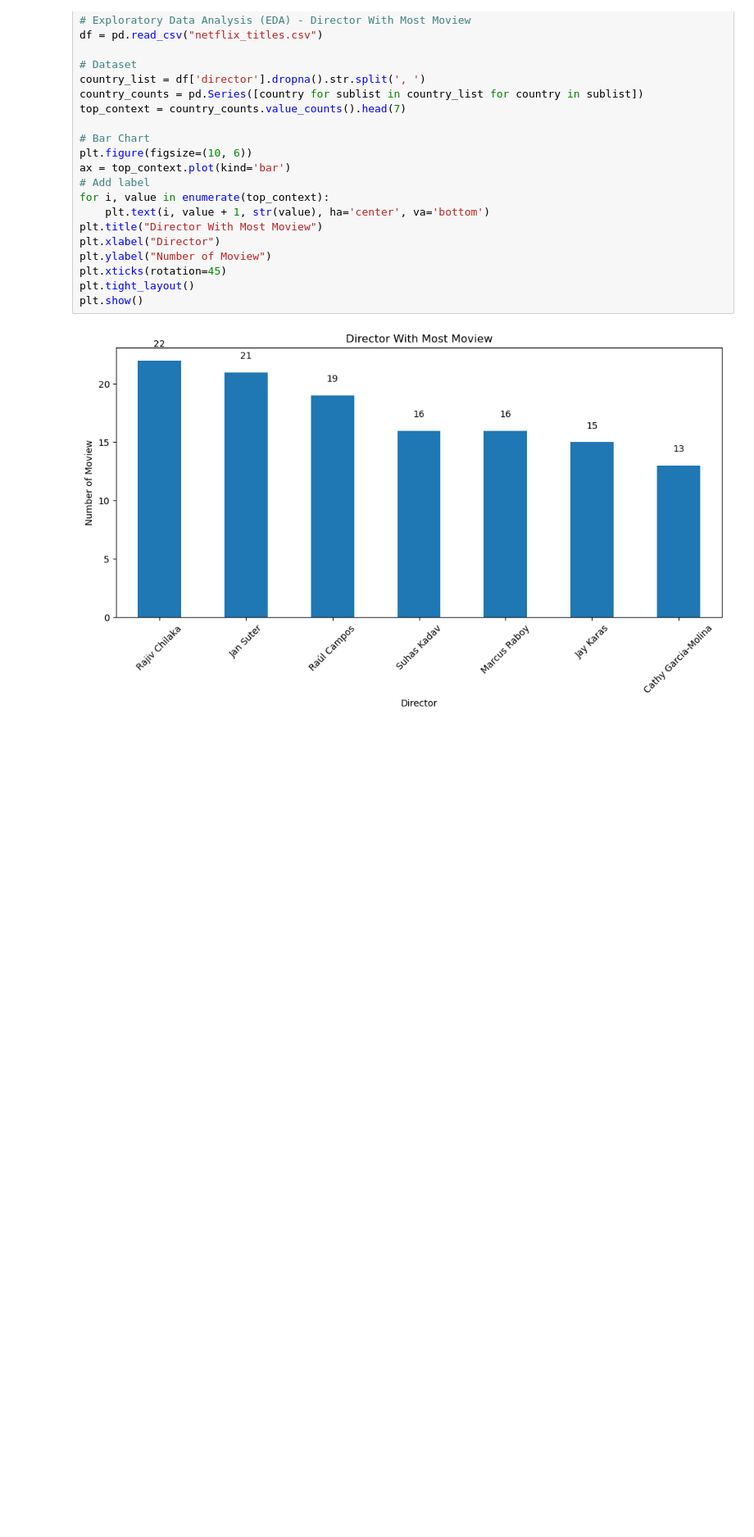
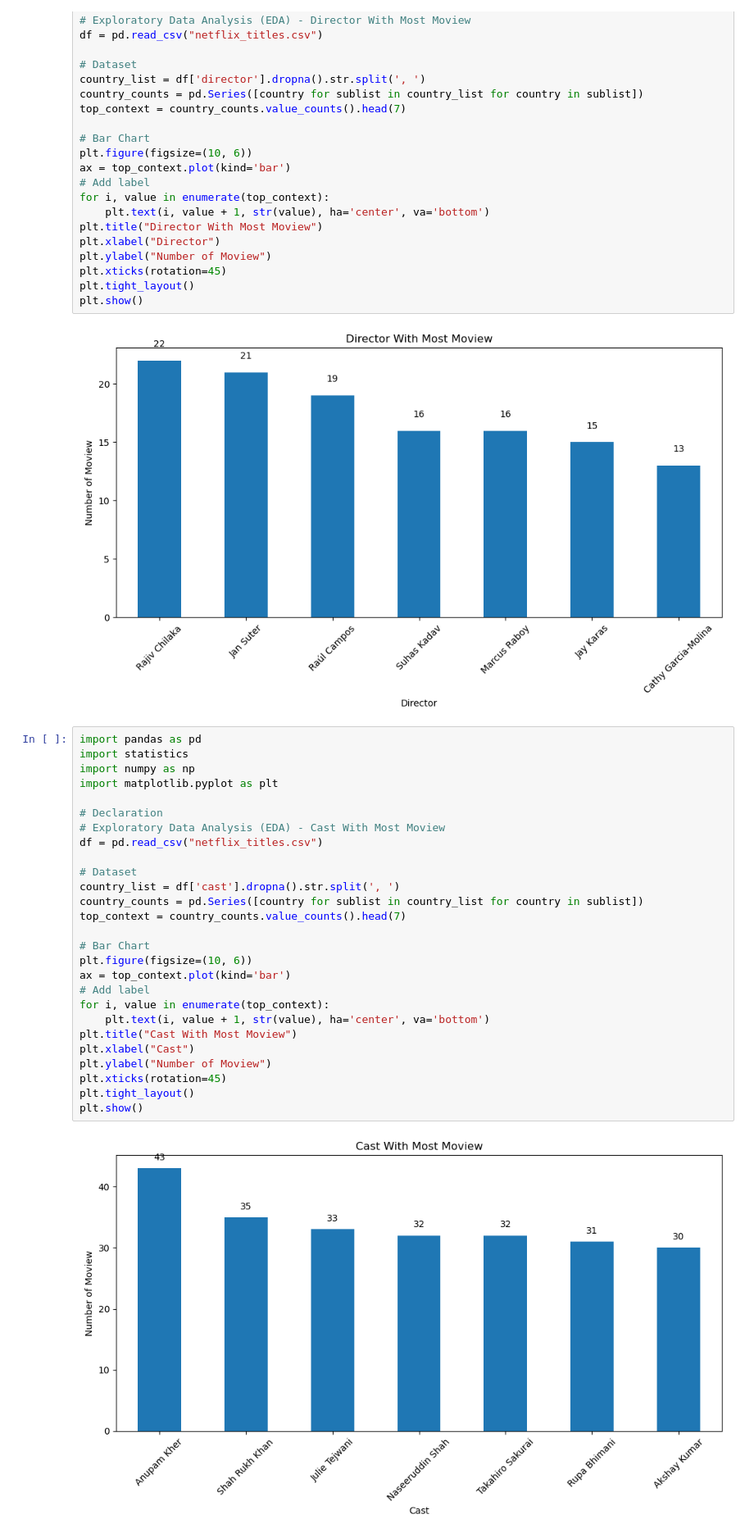
Before and after one commit to FlazeFy2/DS-Netflix_Movies_and_TV_Shows, a Jupyter notebook: exploratory data analysis-bar.ipynb, the cells around one changed output. Shown at 82% size. Saved outputs shown, nothing was run; the diff lists cells and outputs as text; blank space fills up the shorter version.

Commit message:
[DS] Exploratory Data Analysis (EDA) - Cast With Most Moview

```diff
--- a/exploratory data analysis-bar.ipynb
+++ b/exploratory data analysis-bar.ipynb
@@ -110,3 +110,32 @@ plt.tight_layout()
 plt.show()
 # %% [output]
 [figure]
+# %%
+import pandas as pd
+import statistics
+import numpy as np
+import matplotlib.pyplot as plt
+
+# Declaration
+# Exploratory Data Analysis (EDA) - Cast With Most Moview
+df = pd.read_csv("netflix_titles.csv")
+
+# Dataset
+country_list = df['cast'].dropna().str.split(', ')
+country_counts = pd.Series([country for sublist in country_list for country in sublist])
+top_context = country_counts.value_counts().head(7)
+
+# Bar Chart
+plt.figure(figsize=(10, 6))
+ax = top_context.plot(kind='bar')
+# Add label
+for i, value in enumerate(top_context):
+    plt.text(i, value + 1, str(value), ha='center', va='bottom')
+plt.title("Cast With Most Moview")
+plt.xlabel("Cast")
+plt.ylabel("Number of Moview")
+plt.xticks(rotation=45)
+plt.tight_layout()
+plt.show()
+# %% [output]
+[figure, added]
```
